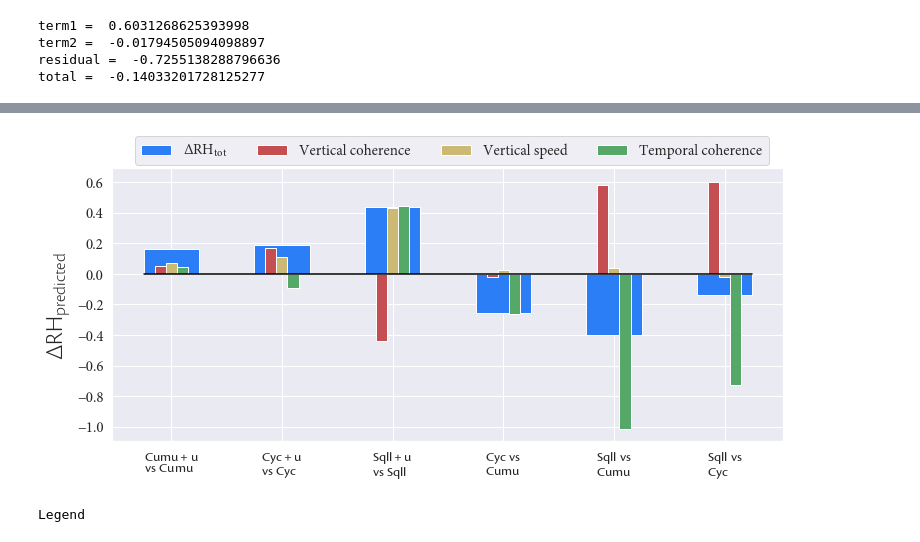
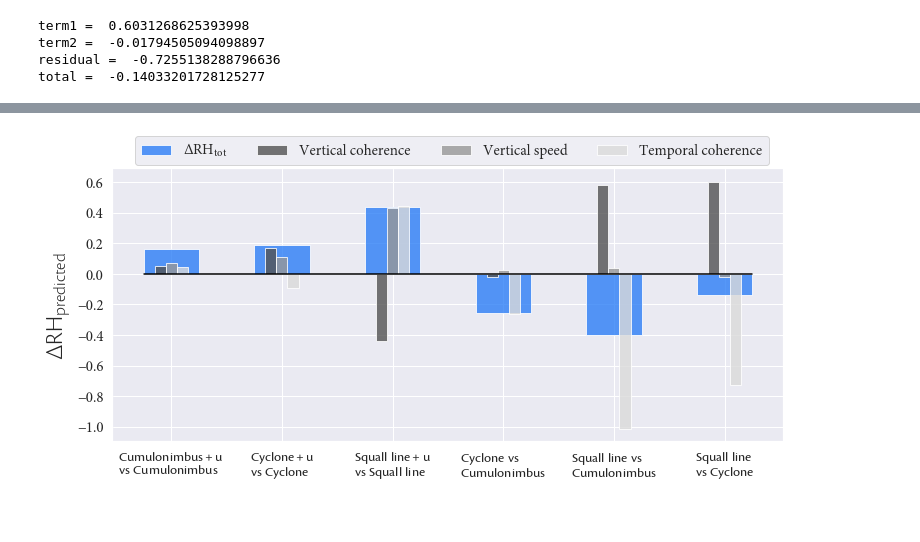
Before and after one commit to FelixLangot/LMD_Internship, a Jupyter notebook: Stats.ipynb, the cells around one changed output, grey strips where cells are left out. Cells and saved outputs as stored; diff of their text form; code cells hidden in the pictures.

Commit message:
Colors on final results

```diff
--- a/Stats.ipynb
+++ b/Stats.ipynb
@@ -487,31 +469,29 @@ Termslist = np.asarray([termpctlistCumuCumu, termpctlistCycCyc, termpctlistSqllS
 # %%
 fig,ax = plt.subplots(1,1,figsize=(12,5))
 absc = [0,1,2,3,4,5]
 absc2 = [-0.1,0,0.1,0.9,1,1.1,1.9,2,2.1,2.9,3,3.1,3.9,4,4.1,4.9,5,5.1]
 colors2 = ['r','y','g']*6
+colors3 = sns.color_palette("Greys_r", 3)
+colors36 = colors3*6
 legendlabels = ['Vertical coherence', 'Vertical speed', 'Temporal coherence']*6
 # labels = ['$\mathdefault{\Delta RH^{Cumu+u}_{Cumu}}$', '$\mathdefault{\Delta RH^{Cyc+u}_{Cyc}}$','$\mathdefault{\Delta RH^{Sqll+u}_{Sqll}}$','$\mathdefault{\Delta RH^{Cyc}_{Cumu}}$','$\mathdefault{\Delta RH^{Sqll}_{Cumu}}$','$\mathdefault{\Delta RH^{Sqll}_{Cyc}}$']
-labels = ['$\mathdefault{^{Cumu+u}_{vs~ Cumu}}$','$\mathdefault{^{Cyc+u}_{vs~ Cyc}}$','$\mathdefault{^{Sqll+u}_{vs~ Sqll}}$','$\mathdefault{^{Cyc ~vs}_{Cumu}}$','$\mathdefault{^{Sqll ~vs}_{Cumu}}$','$\mathdefault{^{Sqll ~vs}_{Cyc}}$']
-ax.bar(absc, Complist, width=0.5, color=colorlist[1], label='$\mathdefault{\Delta RH_{tot}}$')
+labels = ['$\mathdefault{^{Cumulonimbus+u}_{vs~ Cumulonimbus}}$','$\mathdefault{^{Cyclone+u}_{vs~ Cyclone}}$','$\mathdefault{^{Squall~ line+u}_{vs~ Squall~ line}}$','$\mathdefault{^{Cyclone ~vs}_{Cumulonimbus}}$','$\mathdefault{^{Squall ~line ~vs}_{Cumulonimbus}}$','$\mathdefault{^{Squall ~line}_{vs~ Cyclone}}$']
+ax.bar(absc, Complist, width=0.5, color=colorlist[1], label='$\mathdefault{\Delta RH_{tot}}$', alpha=0.8)
 for i in np.arange(3):
-    ax.bar(absc2[i], Termslist[i], width=0.1, color=colors2[i], label=legendlabels[i])
+    ax.bar(absc2[i], Termslist[i], width=0.1, color=colors36[i], label=legendlabels[i], alpha=0.8)
 for i in np.arange(3,len(absc2)):
-    ax.bar(absc2[i], Termslist[i], width=0.1, color=colors2[i])
+    ax.bar(absc2[i], Termslist[i], width=0.1, color=colors36[i], alpha=0.8)
 ax.plot(np.linspace(-0.25,5.25,5), np.zeros(len(np.linspace(-0.25,5.25,5))), color='black')
 ax.set_xticks(absc)
 ax.set_xticklabels(labels,minor=False)
 for tick in ax.get_xticklabels():
     tick.set_fontname("Cronos Pro")
     tick.set_fontsize(20)
 plt.yticks(font=Mplabelprop)
 plt.ylabel('$\mathdefault{\Delta RH_{predicted}}$', font = Cslabelprop)
 lg = ax.legend(prop=Mplabelprop, ncol=4, bbox_to_anchor=(0.99, 1.15))
 # lg.set_title(title = 'Contributions', prop=Cslabelprop)
 plt.savefig('Figs/AllComps.png', format='PNG', dpi=600)
 plt.show()
 # %% [output]
-[figure, old version]
+[figure, new version]
-# %%
-print(lg)
-# %% [output]
-Legend
```
Also changed, not shown: parts of 14 cells of this notebook.
